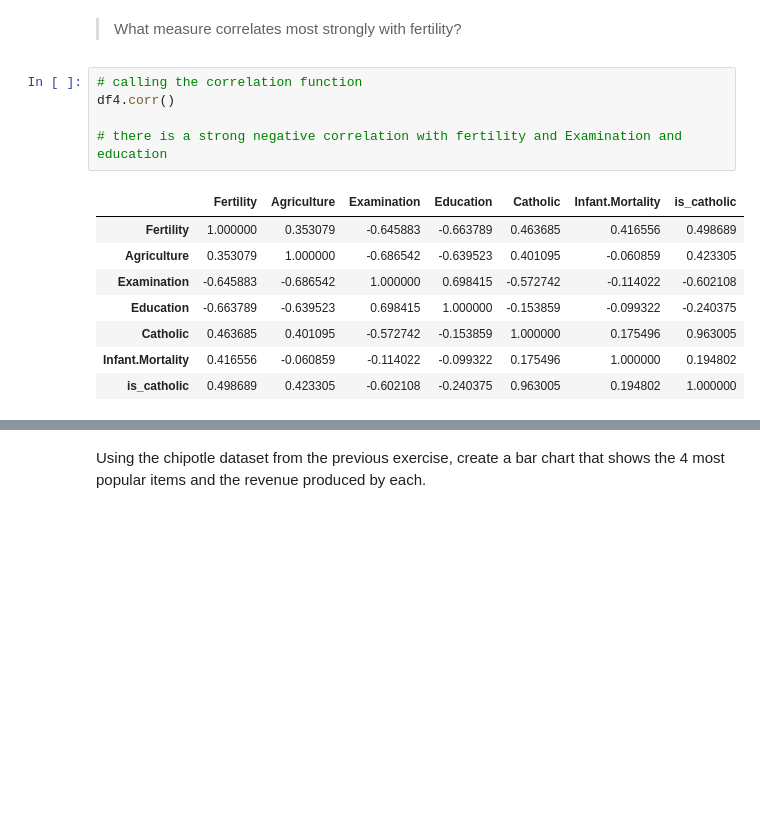
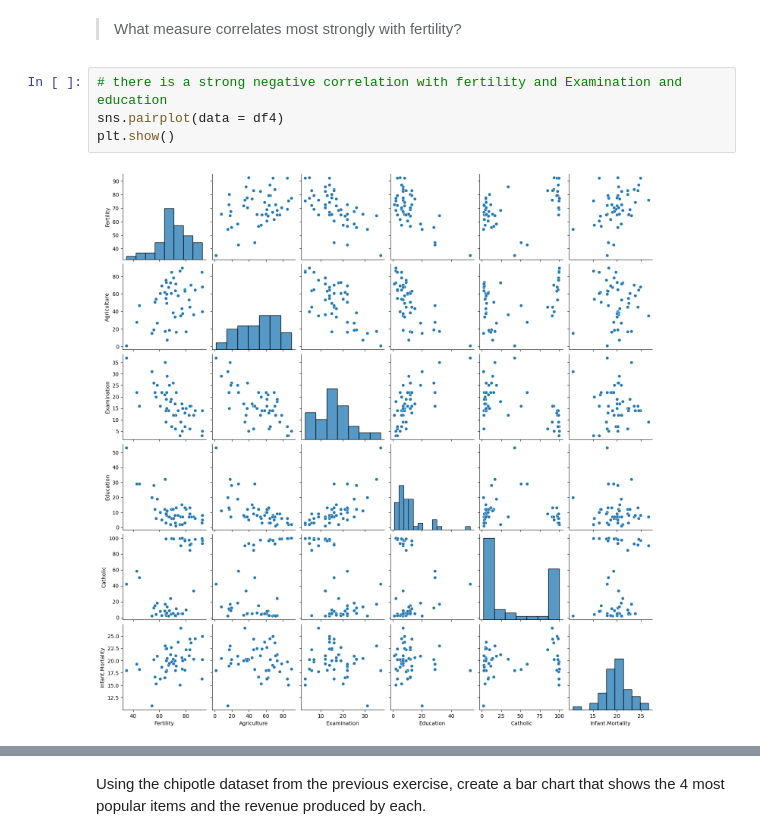
Before and after one commit to aaron-mv-moore/numpy-pandas-visualization-exercises, a Jupyter notebook: seaborn_exercises.ipynb, the cells around one changed output, grey strips where cells are left out. Cells and saved outputs as stored; diff of their text form; blank space fills up the shorter version.

```diff
--- a/seaborn_exercises.ipynb
+++ b/seaborn_exercises.ipynb
@@ -209,16 +218,8 @@ plt.show()
 # %% [markdown]
 > What measure correlates most strongly with fertility?
 # %%
-# calling the correlation function
-df4.corr()
-
 # there is a strong negative correlation with fertility and Examination and education
+sns.pairplot(data = df4)
+plt.show()
 # %% [output]
-|  | Fertility | Agriculture | Examination | Education | Catholic | Infant.Mortality | is_catholic |
-| Fertility | 1.000000 | 0.353079 | -0.645883 | -0.663789 | 0.463685 | 0.416556 | 0.498689 |
-| Agriculture | 0.353079 | 1.000000 | -0.686542 | -0.639523 | 0.401095 | -0.060859 | 0.423305 |
-| Examination | -0.645883 | -0.686542 | 1.000000 | 0.698415 | -0.572742 | -0.114022 | -0.602108 |
-| Education | -0.663789 | -0.639523 | 0.698415 | 1.000000 | -0.153859 | -0.099322 | -0.240375 |
-| Catholic | 0.463685 | 0.401095 | -0.572742 | -0.153859 | 1.000000 | 0.175496 | 0.963005 |
-| Infant.Mortality | 0.416556 | -0.060859 | -0.114022 | -0.099322 | 0.175496 | 1.000000 | 0.194802 |
-| is_catholic | 0.498689 | 0.423305 | -0.602108 | -0.240375 | 0.963005 | 0.194802 | 1.000000 |
+[figure, added]
```
Also changed, not shown: parts of 8 cells of this notebook.
